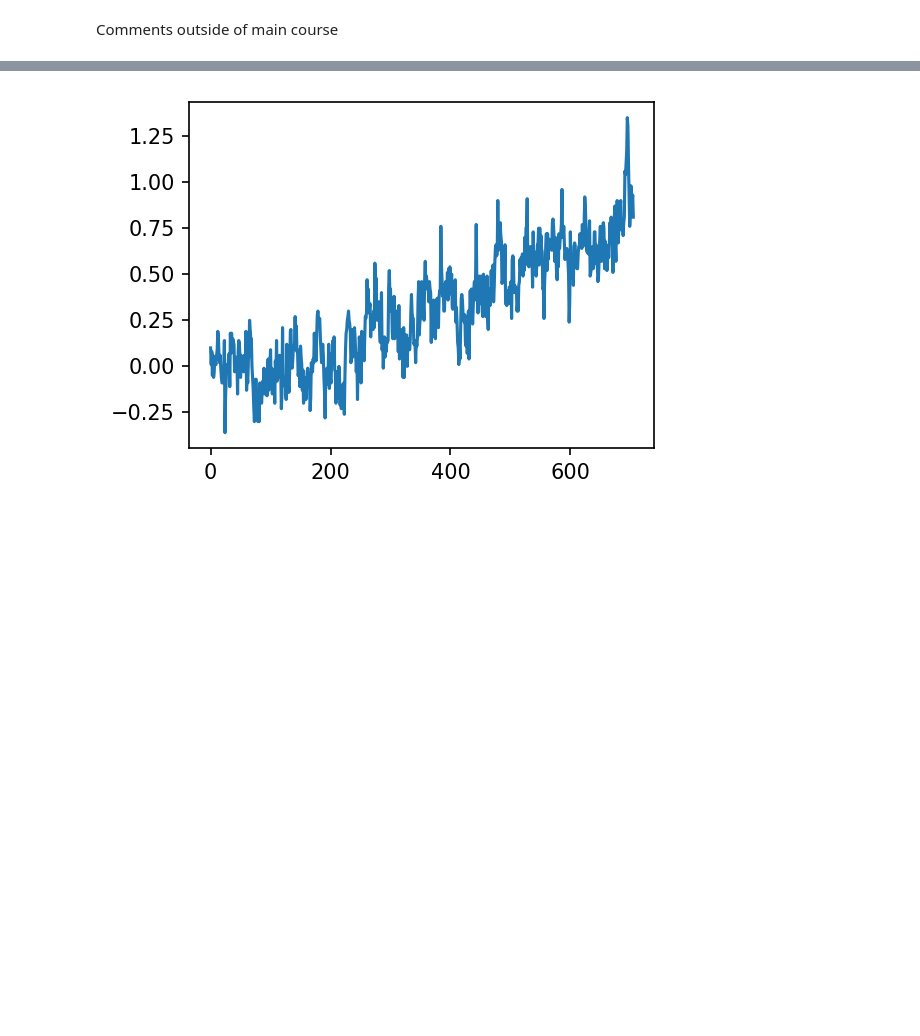
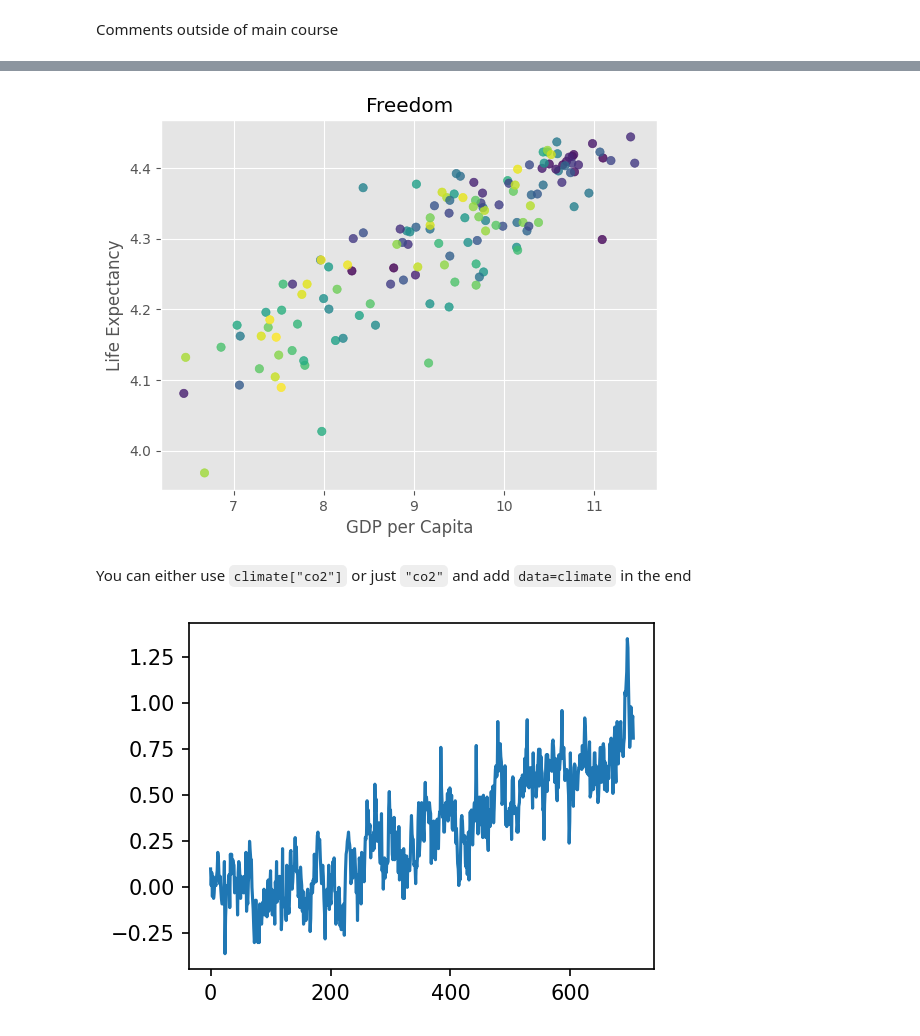
Before and after one commit to andrewch28/DataCamp, a Jupyter notebook: 6)Matplotlib.ipynb, the cells around one changed output, grey strips where cells are left out. Cells and saved outputs as stored; diff of their text form; code cells hidden in the pictures; blank space fills up the shorter version.

````diff
--- a/6)Matplotlib.ipynb
+++ b/6)Matplotlib.ipynb
@@ -4,0 +32,3 @@ Comments outside of main course
+# %%
+freedom = pd.read_csv("databases/freedom.csv", index_col=0)
+freedom.head()
@@ -5 +42,16 @@ Comments outside of main course
+# %%
+plt.style.use("ggplot")
+fig, ax = plt.subplots()
+
+ax.scatter(np.log(freedom["gdp_per_cap"]), np.log(freedom["life_exp"]), c=freedom["freedom"], alpha=0.8)
+#ax.scatter("gdp_per_cap", "life_exp", data=freedom)- the same option
+ax.set_xlabel("GDP per Capita")
+ax.set_ylabel("Life Expectancy")
+ax.set_title("Freedom")
+
+plt.savefig("figure.png")
+# %% [output]
+[figure, added]
+# %% [markdown]
+You can either use ```climate["co2"]``` or just ```"co2"``` and add ```data=climate``` in the end
 # %%
````
Also changed, not shown: parts of 16 cells of this notebook, 3 other files.
